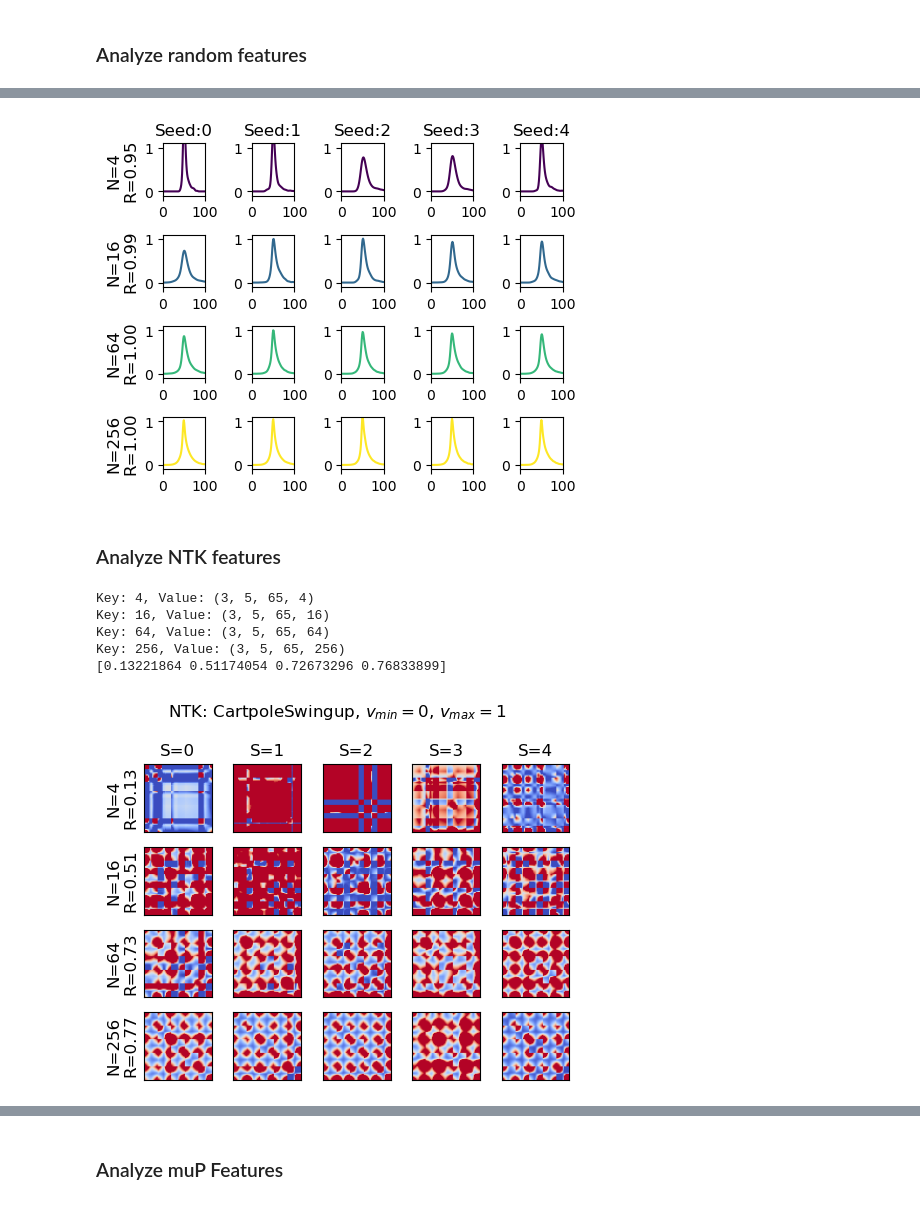
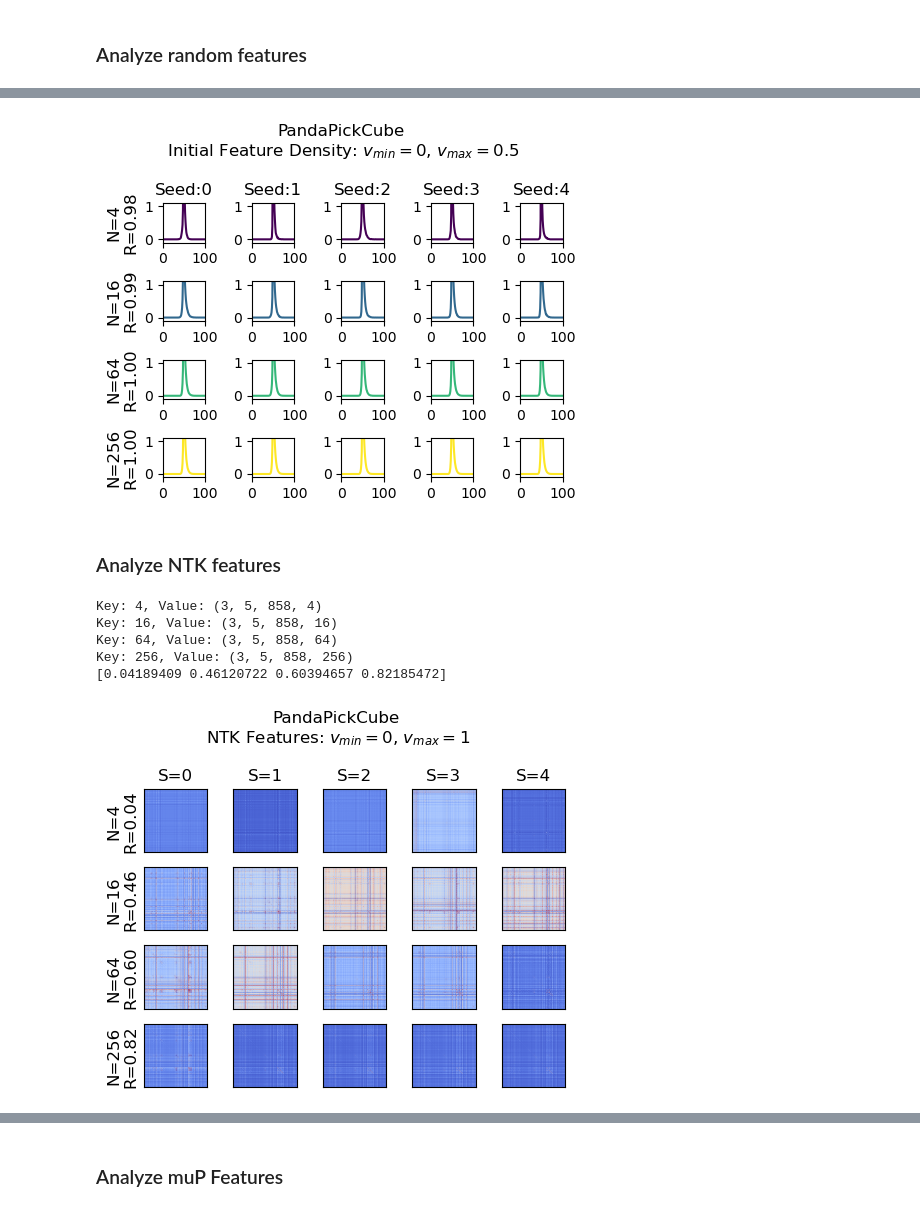
Before and after one commit to mgkumar138/mup_rl, a Jupyter notebook: analysis/features/plot_feature_kernels.ipynb, the cells around one changed output, grey strips where cells are left out. Drawn from its saved outputs; the diff is of its cells as text; code cells hidden in the pictures.

```diff
--- a/analysis/features/plot_feature_kernels.ipynb
+++ b/analysis/features/plot_feature_kernels.ipynb
@@ -17,7 +17,7 @@ print(f"keys available: {old_configs.keys()}")
 keys available: dict_keys(['cartpole', 'panda', 'humanoid'])
 # %%
 # choose experiment data
-config_name = 'cartpole'
+config_name = 'panda'
 plot_dir = "figs"
 # %%
 config = old_configs[config_name]
@@ -183,37 +121,0 @@ Seed Correlation across widths: [0.30015286 0.62620777 0.83023635 0.94611105]
-# %%
-f, ax = plt.subplots(4, 5, figsize=(1*5, 1*4))
-vmax = 0.005
-f.suptitle(f"{name}: {env_name}, $v_{{min}}=0$, $v_{{max}}={vmax}$")
-l = 0
-
-logit_sim = np.zeros(len(N_to_plot))
-A = []
-Ax = []
-for N in N_to_plot:
-    n =  N_keys_corresponding_idxs[N]
-
-    storex = []
-    store= []
-    for s in range(5):
-        x =  logits_loaded[scaling, n, s]
-        k = x@x.T # don't normalize by N
-        im = ax[l, s].imshow(k, aspect='equal',cmap='coolwarm',vmin=0, vmax=vmax)
-        # plt.colorbar(im, ax=ax[l,s])
-        ax[l,s].set_xticks([])
-        ax[l,s].set_yticks([])
-        storex.append(k.reshape(1,-1))
-        ax[0,s].set_title(f"Seed:{s}",fontsize=12)
-        store.append(x)
-
-    # compute cross sim
-    storex = np.concatenate(storex, axis=0)
-    tri_vals = np.corrcoef(storex)
-    logit_sim[l] = tri_vals[np.triu_indices_from(tri_vals, k=1)].mean()
-    ax[l, 0].set_ylabel(f"N={N}\nR={logit_sim[l]:.2f}", fontsize=12)
-    A.append(storex)
-    Ax.append(store)
-
-    l +=1
-f.tight_layout()
-f.savefig(f"{fig_dir}/logit_seed_{name}_{env_name}.pdf",bbox_inches='tight')
-print("Seed Correlation across widths:", logit_sim)
@@ -228,6 +127,8 @@ colors = [cmap(i / (len(N_to_plot)-1)) for i in range(len(N_to_plot))]
 
 density_sim = np.zeros(len(N_to_plot))
 f,ax = plt.subplots(len(N_to_plot),num_seeds, figsize=(1*num_seeds, 1*len(N_to_plot)))
+f.suptitle(f"{env_name}\n {name} Feature Density: $v_{{min}}=0$, $v_{{max}}={vmax}$")
+
 for i,N in enumerate(N_to_plot):
     n =  N_keys_corresponding_idxs[N]
 
@@ -248,7 +149,7 @@ for i,N in enumerate(N_to_plot):
 
 f.tight_layout()
 # %% [output]
-[figure, old version]
+[figure, new version]
 # %% [markdown]
 ### Analyze NTK features
 # %%
@@ -260,7 +161,7 @@ N_to_plot = [4, 16, 64, 256]
 f, ax = plt.subplots(4, 5, figsize=(1*5, 1*4))
 vmax = 1
 l = 0
-f.suptitle(f"{name}: {env_name}, $v_{{min}}=0$, $v_{{max}}={vmax}$")
+f.suptitle(f"{env_name}\n {name} Features: $v_{{min}}=0$, $v_{{max}}={vmax}$")
 
 feat_sim = np.zeros(len(N_to_plot))
 H = []
@@ -272,36 +173,36 @@ for key, feat in feature_layers_dict_loaded.items():
         continue
     print(f"Key: {key}, Value: {feat.shape}")
 
     storex = []
     store = []
     for s in range(5):
         x = feat[scaling, s]
         k = x@x.T / key
         im = ax[l, s].imshow(k, aspect='equal',cmap='coolwarm',vmin=0, vmax=vmax)
         # plt.colorbar(im, ax=ax[l,s])
         ax[l,s].set_xticks([])
         ax[l,s].set_yticks([])
         storex.append(k.reshape(1,-1))
         store.append(x)
         ax[0,s].set_title(f"S={s}",fontsize=12)
 
     # compute cross sim
     storex = np.concatenate(storex, axis=0)
     tri_vals = np.corrcoef(storex)
     feat_sim[l] = tri_vals[np.triu_indices_from(tri_vals, k=1)].mean()
 
 
     ax[l, 0].set_ylabel(f"N={key}\nR={feat_sim[l]:.2f}", fontsize=12)
     H.append(storex)
     Hx.append(store)
     l +=1
 f.tight_layout()
 f.savefig(f"{fig_dir}/feature_seed_{name}_{env_name}_vmax{vmax}.pdf",bbox_inches='tight')
 print(feat_sim)
 # %% [output]
-Key: 4, Value: (3, 5, 65, 4)
-Key: 16, Value: (3, 5, 65, 16)
-Key: 64, Value: (3, 5, 65, 64)
-Key: 256, Value: (3, 5, 65, 256)
-[0.13221864 0.51174054 0.72673296 0.76833899]
+Key: 4, Value: (3, 5, 858, 4)
+Key: 16, Value: (3, 5, 858, 16)
+Key: 64, Value: (3, 5, 858, 64)
+Key: 256, Value: (3, 5, 858, 256)
+[0.04189409 0.46120722 0.60394657 0.82185472]
-[figure, old version]
+[figure, new version]
```
Also changed, not shown: parts of 19 cells of this notebook, 1 other file.
